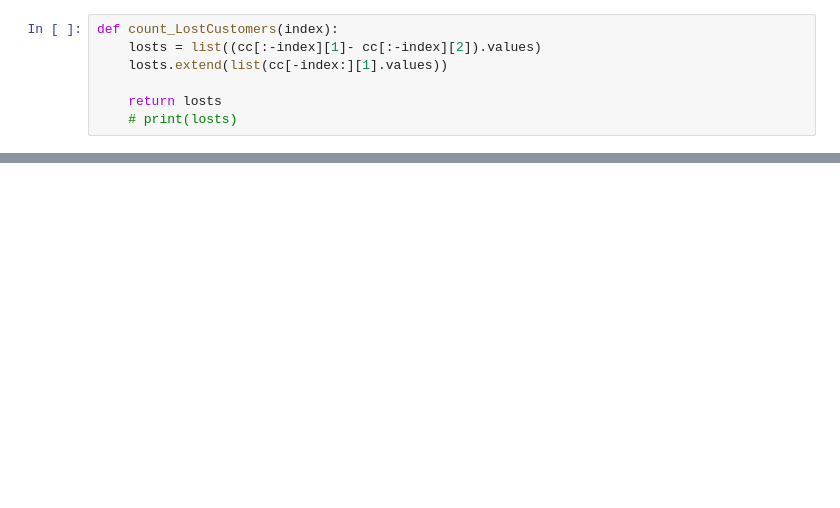
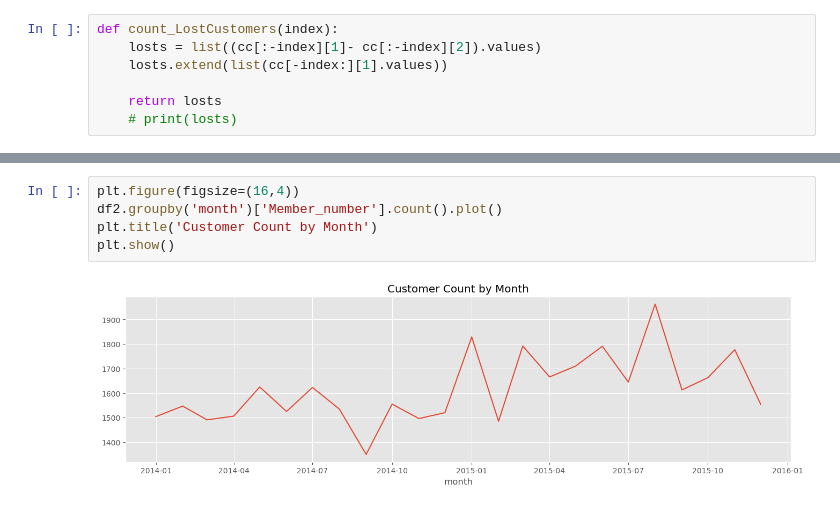
Before and after one commit to nuwbie-11/DataAnalytics101, a Jupyter notebook: groceries-dataset/groceris.ipynb, the cells around one changed output, grey strips where cells are left out. Drawn from its saved outputs; the diff is of its cells as text; blank space fills up the shorter version.

```diff
--- a/groceries-dataset/groceris.ipynb
+++ b/groceries-dataset/groceris.ipynb
@@ -281,0 +294,7 @@ Average Churn Rate on Day-2 : 86.98
+# %%
+plt.figure(figsize=(16,4))
+df2.groupby('month')['Member_number'].count().plot()
+plt.title('Customer Count by Month')
+plt.show()
+# %% [output]
+[figure, added]
```
Also changed, not shown: parts of 15 cells of this notebook, 5 other files.
